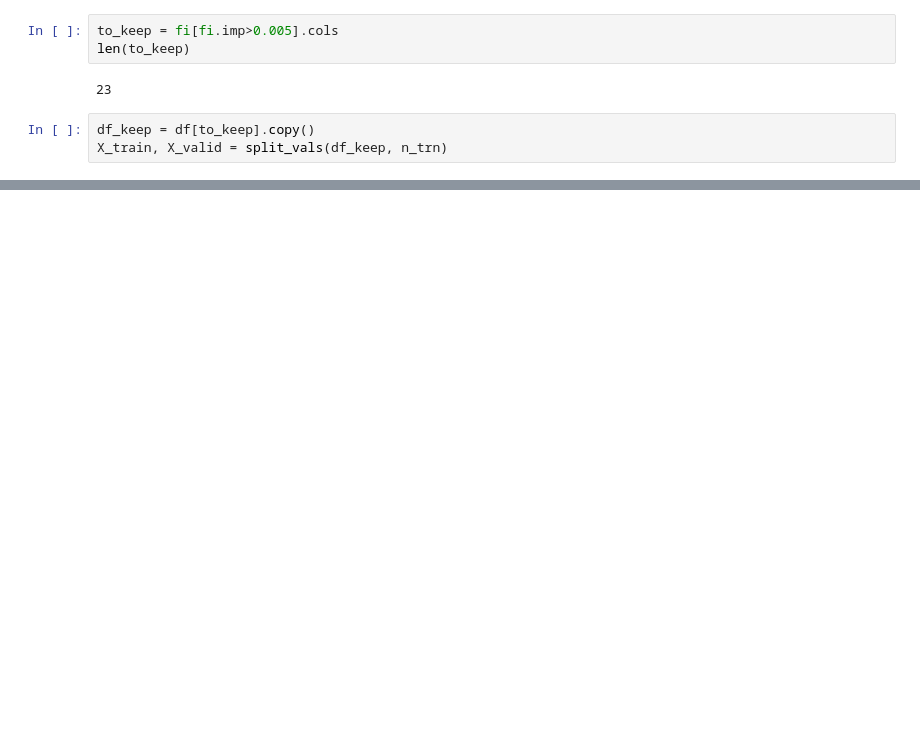
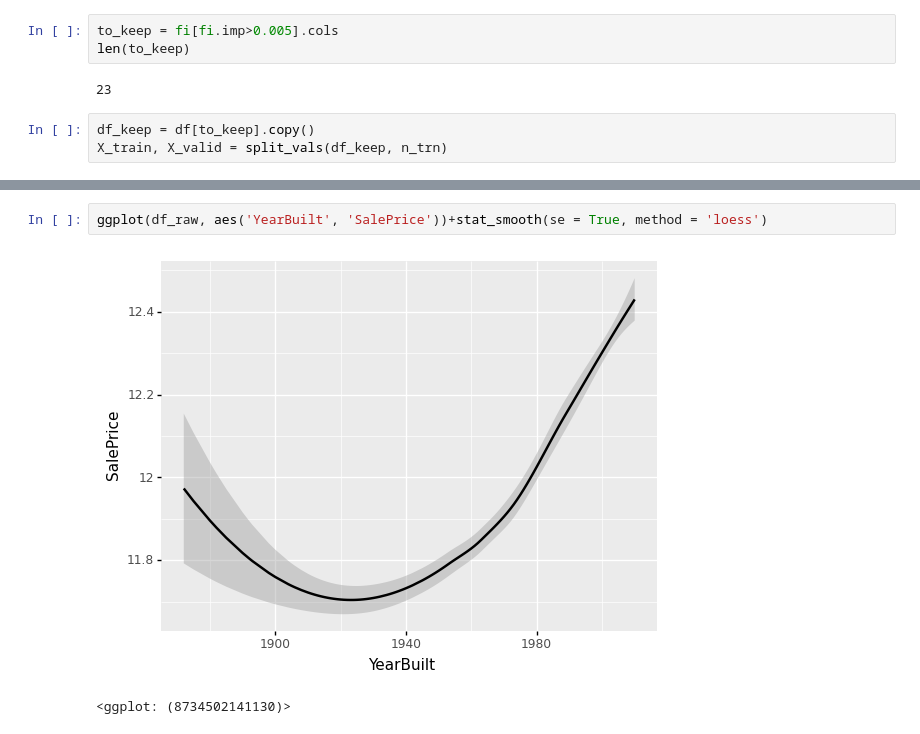
Before and after one commit to skessler79/Kaggle, a Jupyter notebook: House Prices: Advanced Regression Techniques/Random Forest Regression/Houses_RF.ipynb, the cells around one changed output, grey strips where cells are left out. Drawn from its saved outputs; the diff is of its cells as text; blank space fills up the shorter version.

```diff
--- a/House Prices: Advanced Regression Techniques/Random Forest Regression/Houses_RF.ipynb
+++ b/House Prices: Advanced Regression Techniques/Random Forest Regression/Houses_RF.ipynb
@@ -193,0 +229,5 @@ print_score(m)
+# %%
+ggplot(df_raw, aes('YearBuilt', 'SalePrice'))+stat_smooth(se = True, method = 'loess')
+# %% [output]
+[figure, added]
+<ggplot: (8734502141130)>
```
Also changed, not shown: parts of 31 cells of this notebook, 1 other file.
